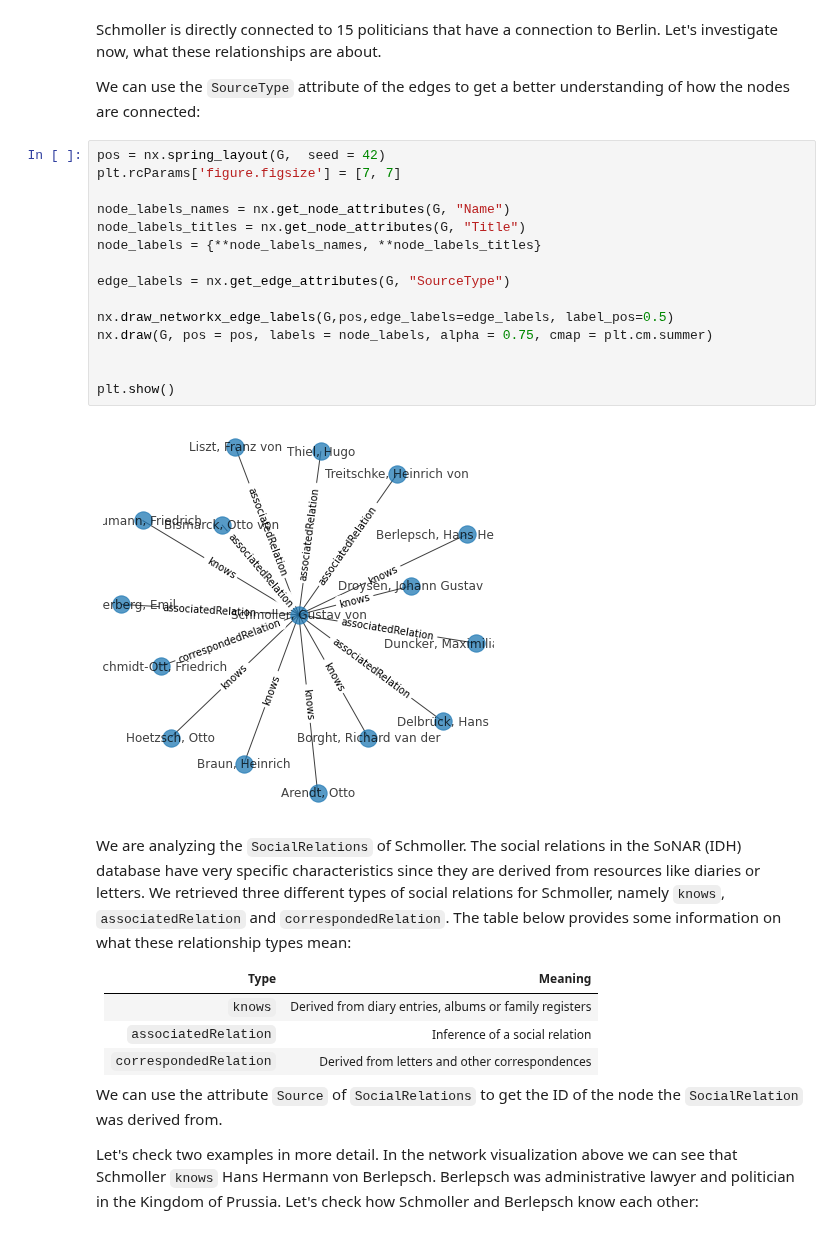
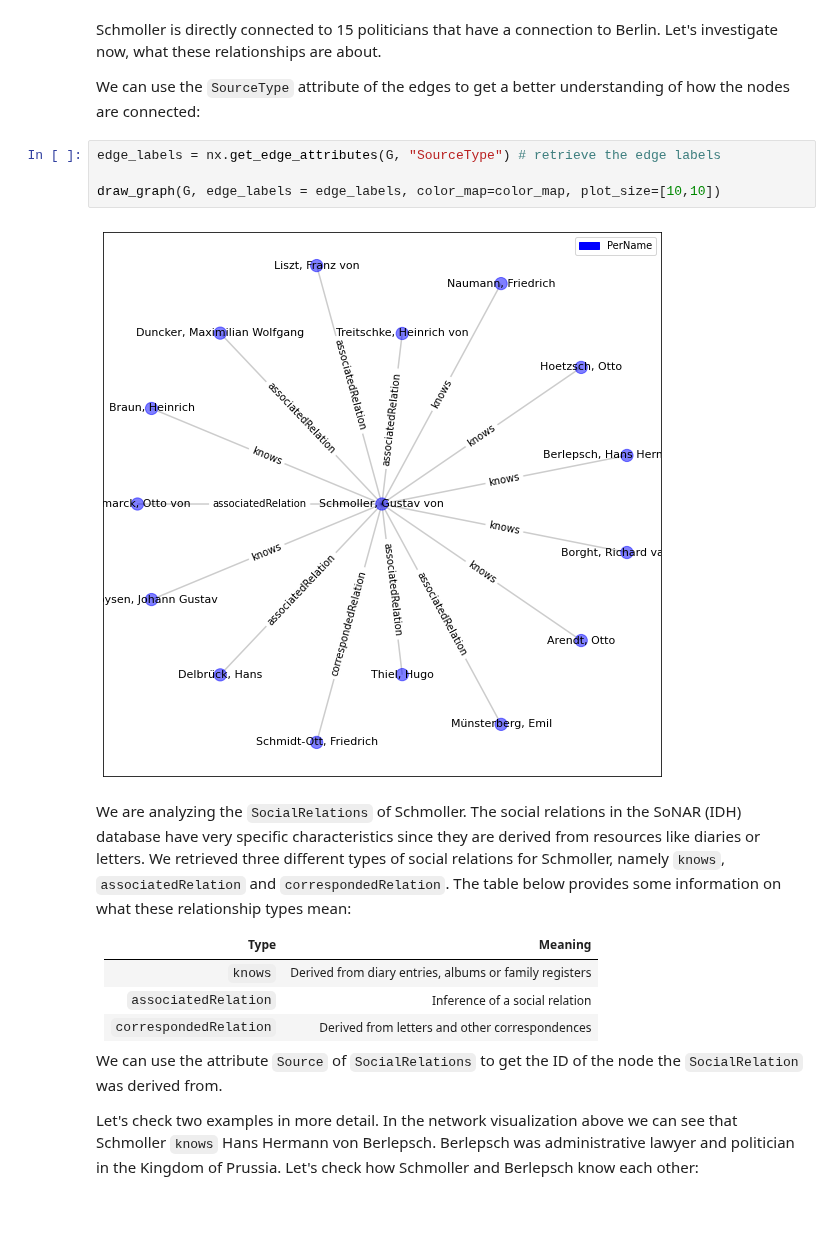
Before and after one commit to sonar-idh/jupyter-curriculum, a Jupyter notebook: notebooks/Notebook 5 - History of Economics.ipynb, the cells around one changed output. Drawn from its saved outputs; the diff is of its cells as text.

```diff
--- a/notebooks/Notebook 5 - History of Economics.ipynb
+++ b/notebooks/Notebook 5 - History of Economics.ipynb
@@ -340,23 +318,12 @@ plt.show()
 Schmoller is directly connected to 15 politicians that have a connection to Berlin. Let's investigate now, what these relationships are about.
 
 We can use the `SourceType` attribute of the edges to get a better understanding of how the nodes are connected:
-# %%
-pos = nx.spring_layout(G,  seed = 42)
-plt.rcParams['figure.figsize'] = [7, 7]
-
-node_labels_names = nx.get_node_attributes(G, "Name")
-node_labels_titles = nx.get_node_attributes(G, "Title")
-node_labels = {**node_labels_names, **node_labels_titles}
-
-edge_labels = nx.get_edge_attributes(G, "SourceType")
-
-nx.draw_networkx_edge_labels(G,pos,edge_labels=edge_labels, label_pos=0.5)
-nx.draw(G, pos = pos, labels = node_labels, alpha = 0.75, cmap = plt.cm.summer)
-
-
-plt.show()
-# %% [output]
-[figure, removed]
+# %%
+edge_labels = nx.get_edge_attributes(G, "SourceType") # retrieve the edge labels
+
+draw_graph(G, edge_labels = edge_labels, color_map=color_map, plot_size=[10,10])
+# %% [output]
+[figure, added]
 # %% [markdown]
 We are analyzing the `SocialRelations` of Schmoller. The social relations in the SoNAR (IDH) database have very specific characteristics since they are derived from resources like diaries or letters. We retrieved three different types of social relations for Schmoller, namely `knows`, `associatedRelation` and `correspondedRelation`. The table below provides some information on what these relationship types mean:
 
```
Also changed, not shown: parts of 15 cells of this notebook.
